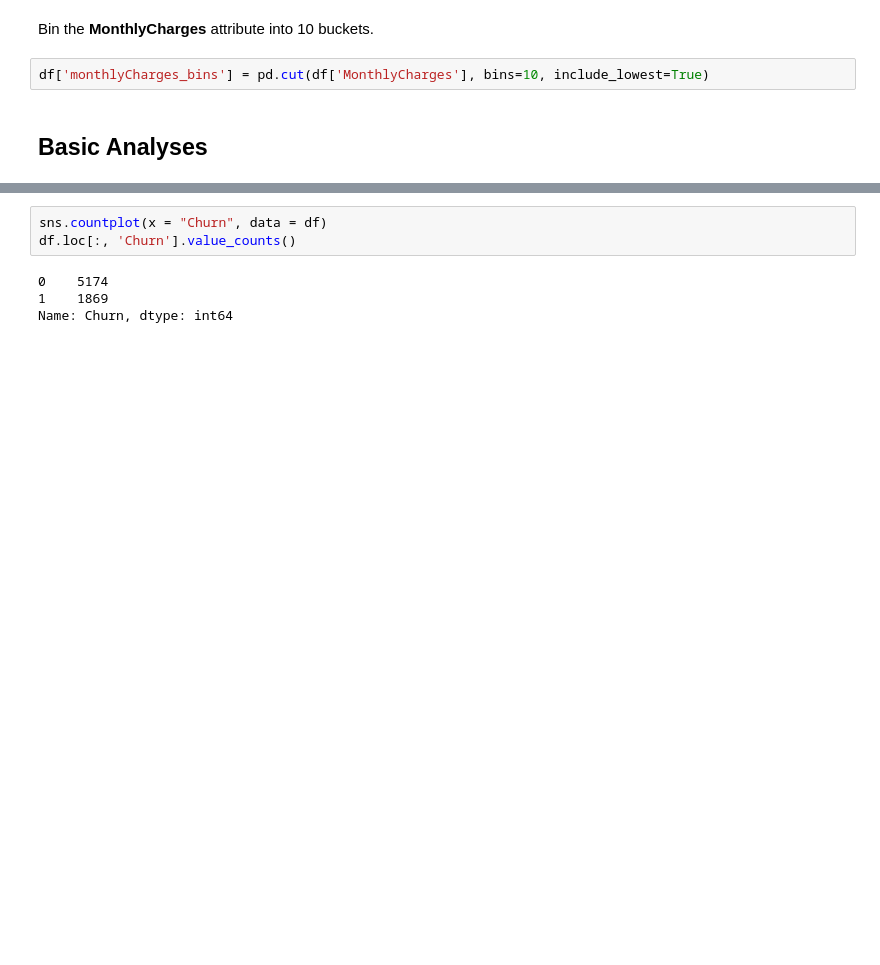
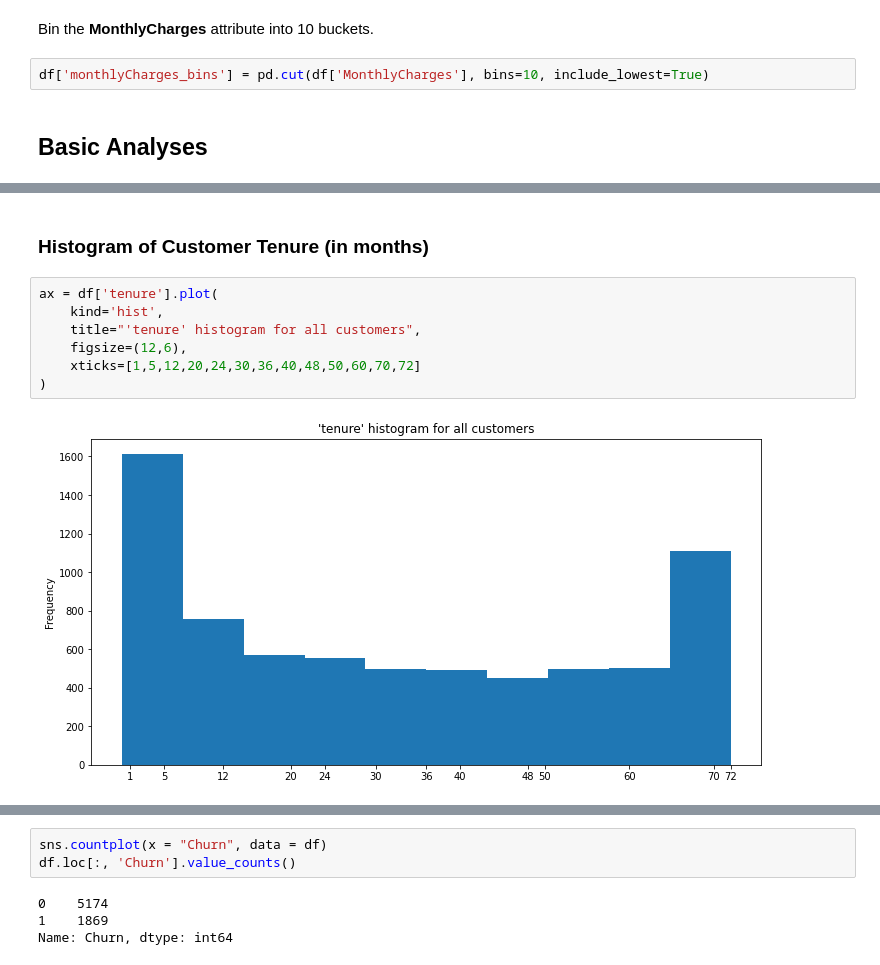
Before and after one commit to ts-azure-services/drift-primer, a Jupyter notebook: mlops_primer/exploratory_analysis.ipynb, the cells around one changed output, grey strips where cells are left out. Saved outputs shown, nothing was run; the diff lists cells and outputs as text; blank space fills up the shorter version.

```diff
--- a/mlops_primer/exploratory_analysis.ipynb
+++ b/mlops_primer/exploratory_analysis.ipynb
@@ -96,0 +125,11 @@ df['monthlyCharges_bins'] = pd.cut(df['MonthlyCharges'], bins=10, include_lowest
+# %% [markdown]
+### Histogram of Customer Tenure (in months)
+# %%
+ax = df['tenure'].plot(
+    kind='hist',
+    title="'tenure' histogram for all customers",
+    figsize=(12,6),
+    xticks=[1,5,12,20,24,30,36,40,48,50,60,70,72]
+)
+# %% [output]
+[figure, added]
```
Also changed, not shown: parts of 23 cells of this notebook.
